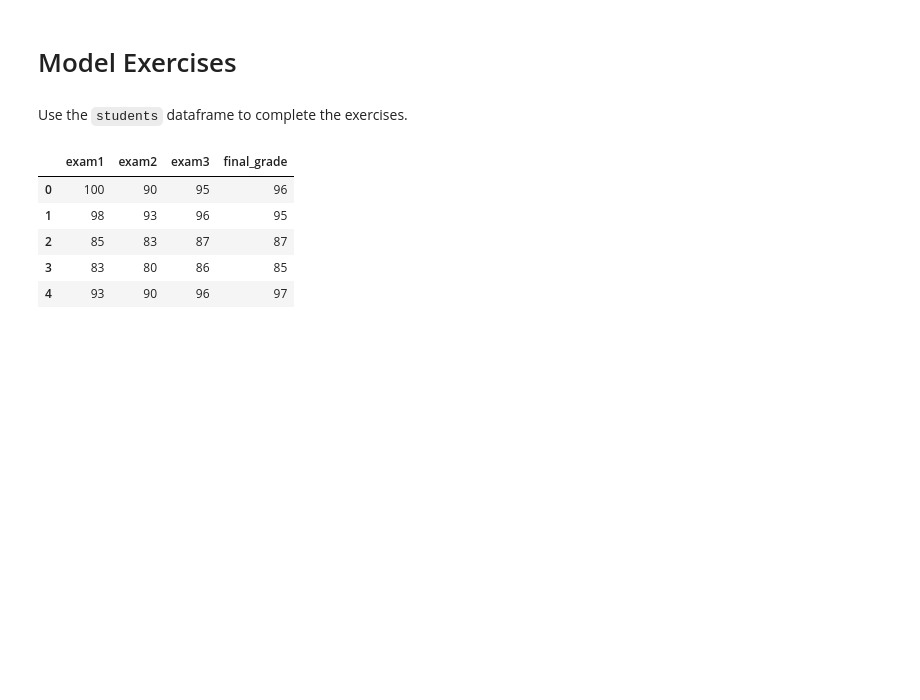
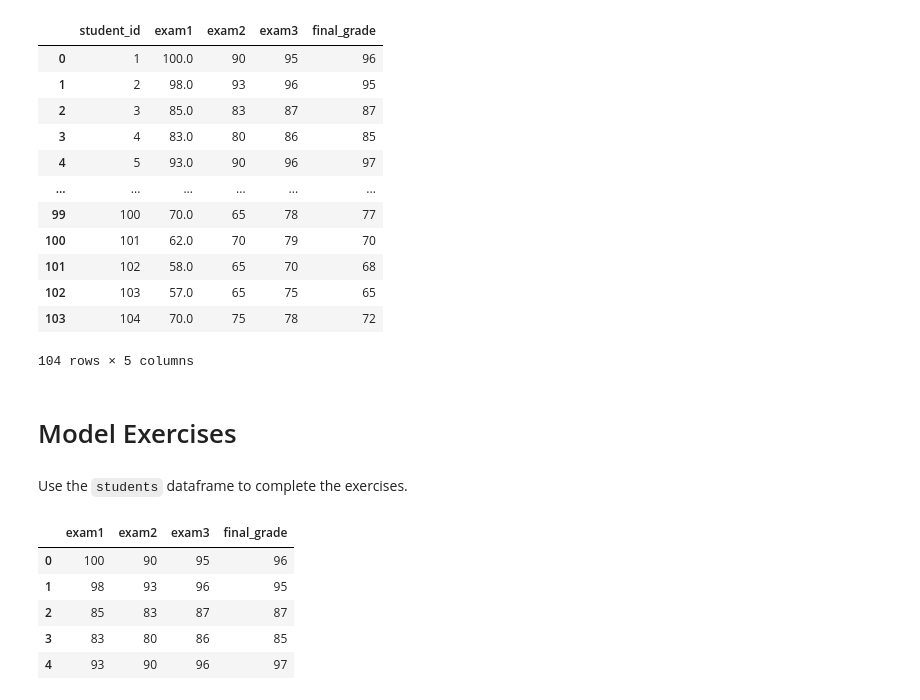
Before and after one commit to Promeos/regression-exercises, a Jupyter notebook: model.ipynb, the cells around one changed output. Drawn from its saved outputs; the diff is of its cells as text; code cells hidden in the pictures; blank space fills up the shorter version.

```diff
--- a/model.ipynb
+++ b/model.ipynb
@@ -1,2 +28,20 @@
+# %%
+df = pd.read_csv('./data/student_grades.csv')
+# %%
+df
+# %% [output]
+|  | student_id | exam1 | exam2 | exam3 | final_grade |
+| 0 | 1 | 100.0 | 90 | 95 | 96 |
+| 1 | 2 | 98.0 | 93 | 96 | 95 |
+| 2 | 3 | 85.0 | 83 | 87 | 87 |
+| 3 | 4 | 83.0 | 80 | 86 | 85 |
+| 4 | 5 | 93.0 | 90 | 96 | 97 |
+| ... | ... | ... | ... | ... | ... |
+| 99 | 100 | 70.0 | 65 | 78 | 77 |
+| 100 | 101 | 62.0 | 70 | 79 | 70 |
+| 101 | 102 | 58.0 | 65 | 70 | 68 |
+| 102 | 103 | 57.0 | 65 | 75 | 65 |
+| 103 | 104 | 70.0 | 75 | 78 | 72 |
+104 rows × 5 columns
 # %% [markdown]
 # Model Exercises
```
Also changed, not shown: parts of 17 cells of this notebook.
